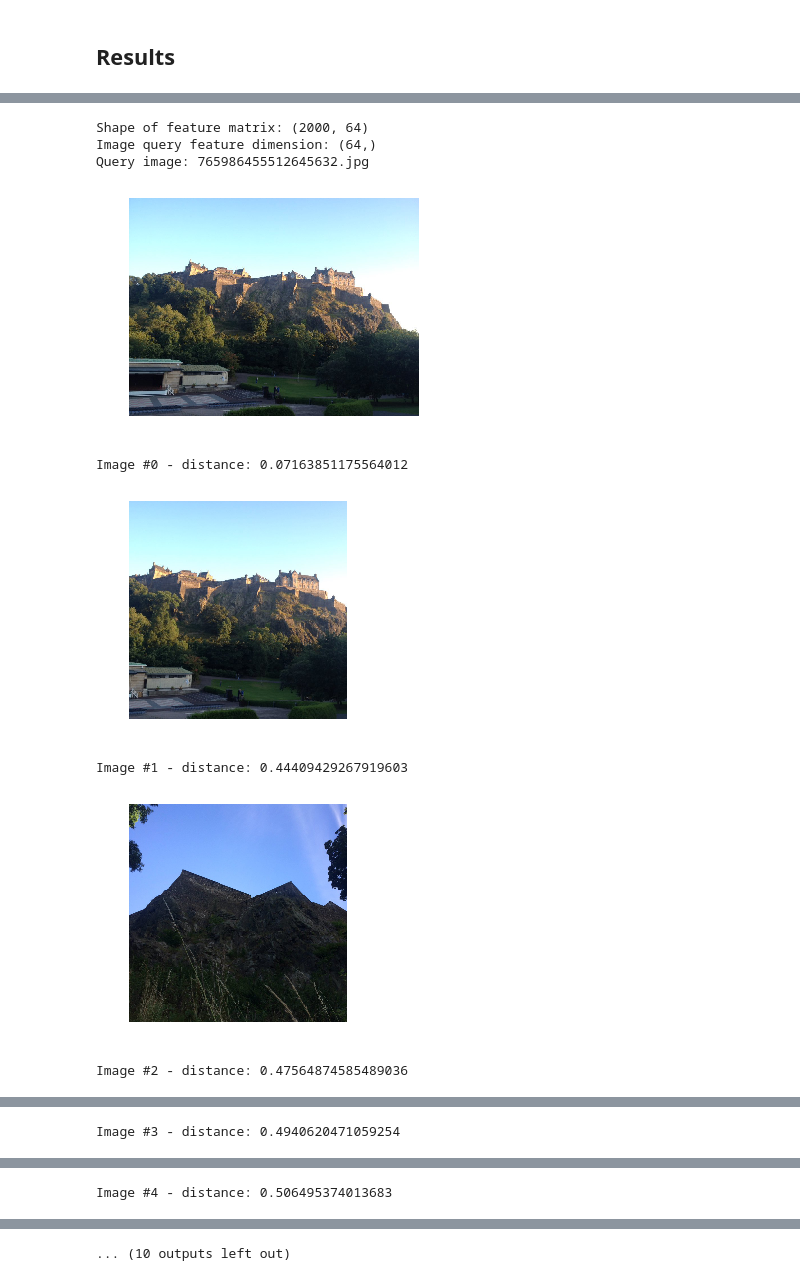
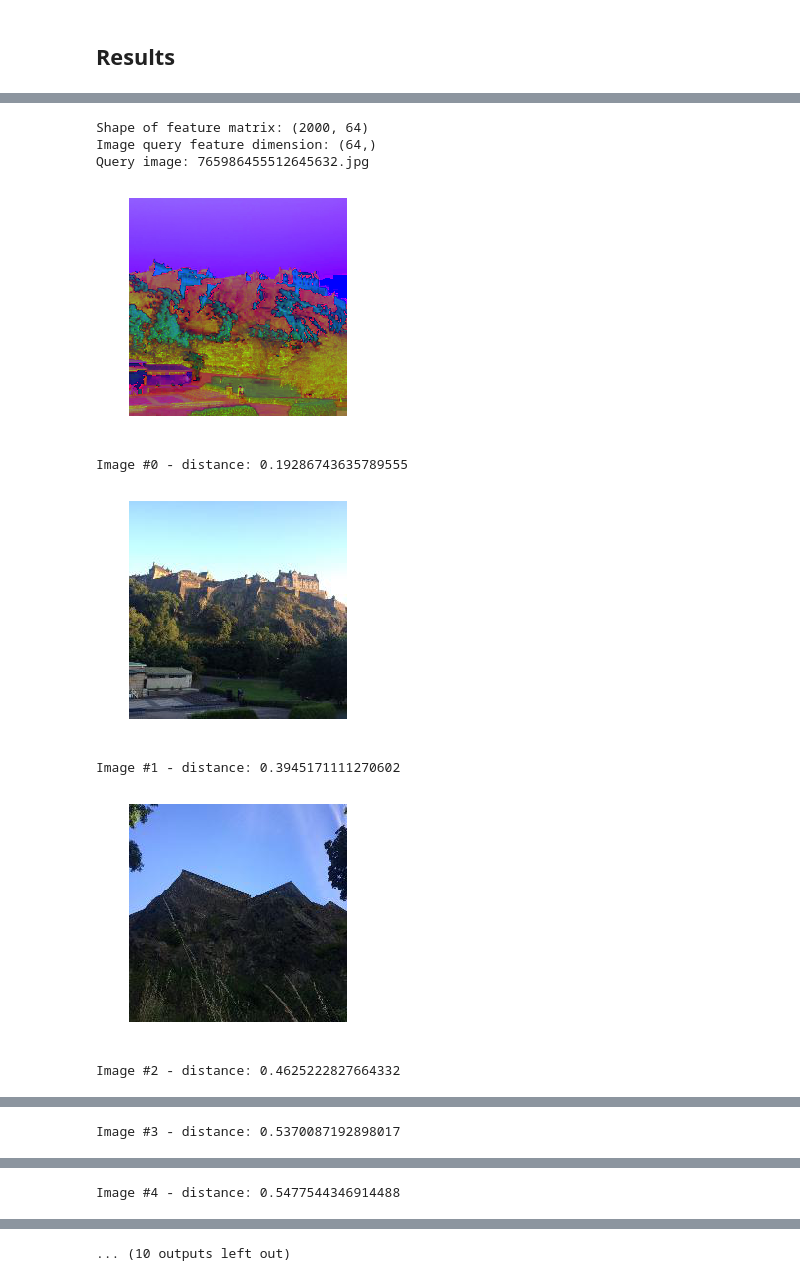
Before and after one commit to FRodrigues21/pw_phase1, a Jupyter notebook: project/tp_phase1.ipynb, the cells around one changed output, grey strips where cells are left out. Cells and saved outputs as stored; diff of their text form; code cells hidden in the pictures.

Commit message:
Crop images and save to folder for reuse

```diff
--- a/project/tp_phase1.ipynb
+++ b/project/tp_phase1.ipynb
@@ -129,0 +155,10 @@ Using TensorFlow backend.
+# %%
+df = pd.read_csv("./visualstories_edfest_2016_twitter_xmedia.csv", sep=';', encoding="utf-8")
+
+data = np.array([df.get("text").values, df.get("image-url").values])
+# This are the text of the tweets
+tweets = data[0]
+# This are the links of the images of the tweets (ex: C0zsADasd213.jpg)
+imageLinks = [i.replace('https://pbs.twimg.com/media/', '') for i in data[1]]
+# This are the arrays of the data of each cropped image
+croppedImages = cropImageList(imageLinks)
@@ -165,26 +213,4 @@ Photo from digital light show @ Edinburgh Castle last night marking the opening
 # %%
-from skimage import img_as_ubyte
-from sklearn.preprocessing import normalize
-from skimage import color
-
-def hoc(im, bins=(16,16,16), hist_range=(256, 256, 256)):
-    im_r = im[:,:,0]
-    im_g = im[:,:,1]
-    im_b = im[:,:,2]
-
-    red_level = hist_range[0] / bins[0]
-    green_level = hist_range[1] / bins[1]
-    blue_level = hist_range[2] / bins[2]
-
-    im_red_levels = im_r / red_level
-    im_green_levels = im_g / green_level
-    im_blue_levels = im_b / blue_level
-
-    ind = im_blue_levels*bins[0]*bins[1]+ im_green_levels*bins[0] + im_red_levels
-
-    hist_r, bins_r = np.histogram(ind.flatten(), bins[0]*bins[1]*bins[2])
-
-    return hist_r, bins_r
 
 #Histogram of colors results
 feats = []
@@ -192,13 +218,7 @@ feats = []
 #Test with diferent bins
 bins=(4,4,4)
 
-for img in imageLinks:
-
-    #Alter image links to images folder
-    img = imread(img.replace('https://pbs.twimg.com/media/', './images/'))
-
-    # resize image
-    img = center_crop_image(img, size=224)
+for img in croppedImages:
 
     # Change image color space from RGB to HSV.
     # HSV color space was designed to more closely align with the way human vision perceive color-making attributes
@@ -222,44 +242,41 @@ feats = np.array(feats)
 print("Shape of feature matrix: {}".format(feats.shape))
 
 # Prepare image query
 # try the following: image 11, image12, image13
 image_q = "765986455512645632.jpg"
 
 img_q = imread("./query_images/" + image_q)
-img_q_hsv = color.rgb2hsv(img_q)
-img_q_hsv = center_crop_image(img_q_hsv, size=224)
+img_q_hsv = center_crop_image(img_q, size=224)
+img_q_hsv = color.rgb2hsv(img_q_hsv)
 img_int = img_as_ubyte(img_q_hsv)
 hist, bin_edges = hoc(img_int, bins=bins)
+image_q_feat = np.squeeze(normalize(hist.reshape(1, -1), norm="l2"))
 
-image_q_feat = np.squeeze(normalize(hist.reshape(1, -1), norm="l2"))
 print("Image query feature dimension: {}".format(image_q_feat.shape))
 
 # Use the implemented function to find the K nearest neighbours on the HoC image vector space.
 k_nearest_indexes, k_nearest_dists = k_neighbours(q=image_q_feat.reshape(1,-1), X=feats, metric="euclidean", k=10)
 
 # Inspecting the top-k results - list of tuples (image index, distance to query image, image name)
 list(zip(k_nearest_indexes, k_nearest_dists, [imageLinks[i] for i in k_nearest_indexes]))
 
 print("Query image: {}".format(image_q))
-plt.imshow(img_q)
+plt.imshow(img_q_hsv)
 plt.axis('off')
 plt.show()
 
 for i, (img_idx, img_dist) in enumerate(zip(k_nearest_indexes,k_nearest_dists)):
-    image_fname = imageLinks[img_idx]
-    img = imread(image_fname.replace('https://pbs.twimg.com/media/', './images/'))
-    img = center_crop_image(img, size=224)
     print("Image #{} - distance: {}".format(i, img_dist))
-    plt.imshow(img)
+    plt.imshow(croppedImages[img_idx])
     plt.axis('off')
     plt.show()
 # %% [output]
 Shape of feature matrix: (2000, 64)
 Image query feature dimension: (64,)
 Query image: 765986455512645632.jpg
-[figure, old version]
+[figure, new version]
-Image #0 - distance: 0.07163851175564012
+Image #0 - distance: 0.19286743635789555
 [figure]
-Image #1 - distance: 0.44409429267919603
+Image #1 - distance: 0.3945171111270602
 [figure]
-Image #2 - distance: 0.47564874585489036
+Image #2 - distance: 0.4625222827664332
@@ -267 +284 @@ Image #2 - distance: 0.47564874585489036
-Image #3 - distance: 0.4940620471059254
+Image #3 - distance: 0.5370087192898017
@@ -269 +286 @@ Image #3 - distance: 0.4940620471059254
-Image #4 - distance: 0.506495374013683
+Image #4 - distance: 0.5477544346914488
```
Also changed, not shown: parts of 16 cells of this notebook, 1 other file.
